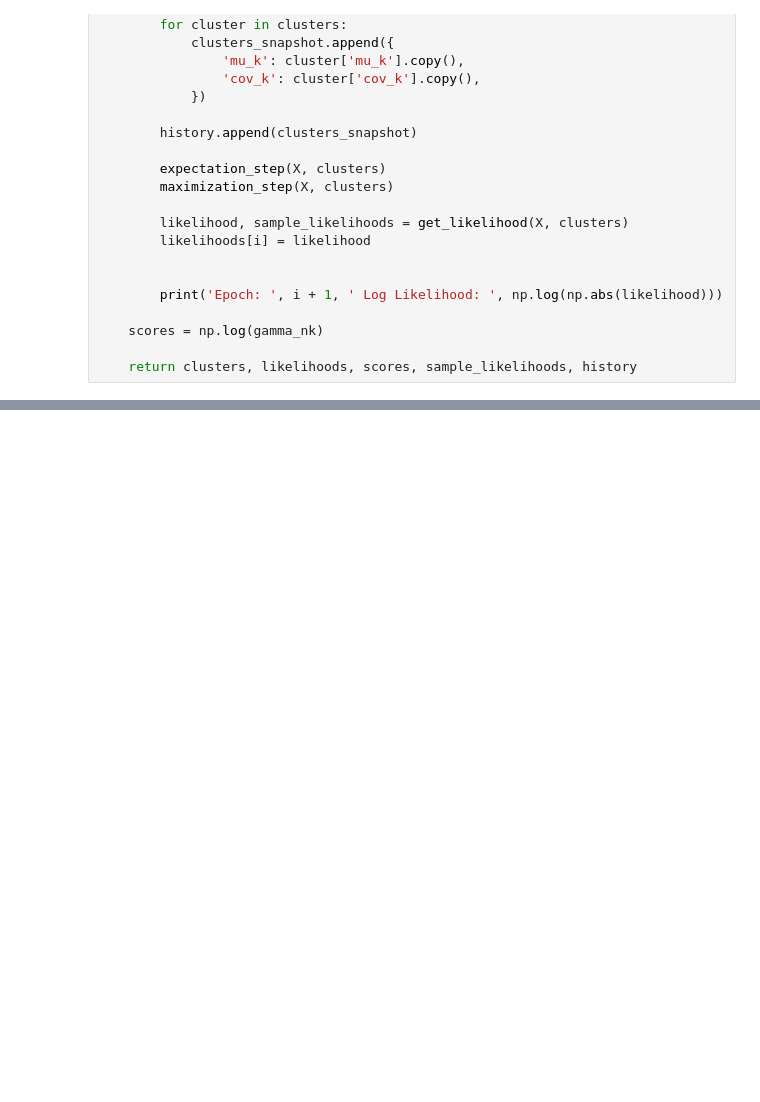
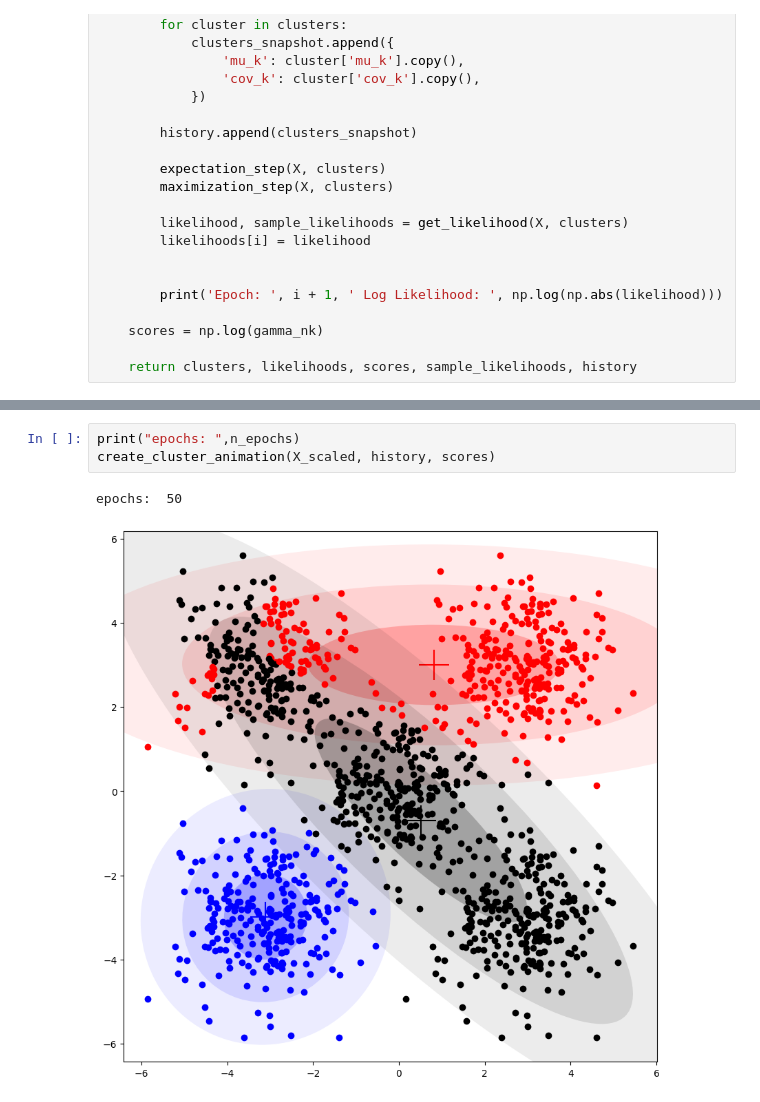
Before and after one commit to sanjeet-jain/cs-559, a Jupyter notebook: HW4/SANJEET_VINOD_JAIN_HW4_CS559_WS.ipynb, the cells around one changed output, grey strips where cells are left out. Drawn from its saved outputs; the diff is of its cells as text; blank space fills up the shorter version.

```diff
--- a/HW4/SANJEET_VINOD_JAIN_HW4_CS559_WS.ipynb
+++ b/HW4/SANJEET_VINOD_JAIN_HW4_CS559_WS.ipynb
@@ -173,0 +245,6 @@ def train_gmm(X, n_clusters, n_epochs):
+# %%
+print("epochs: ",n_epochs)
+create_cluster_animation(X_scaled, history, scores)
+# %% [output]
+epochs:  50
+[figure, added]
```
Also changed, not shown: parts of 12 cells of this notebook, 1 other file.
